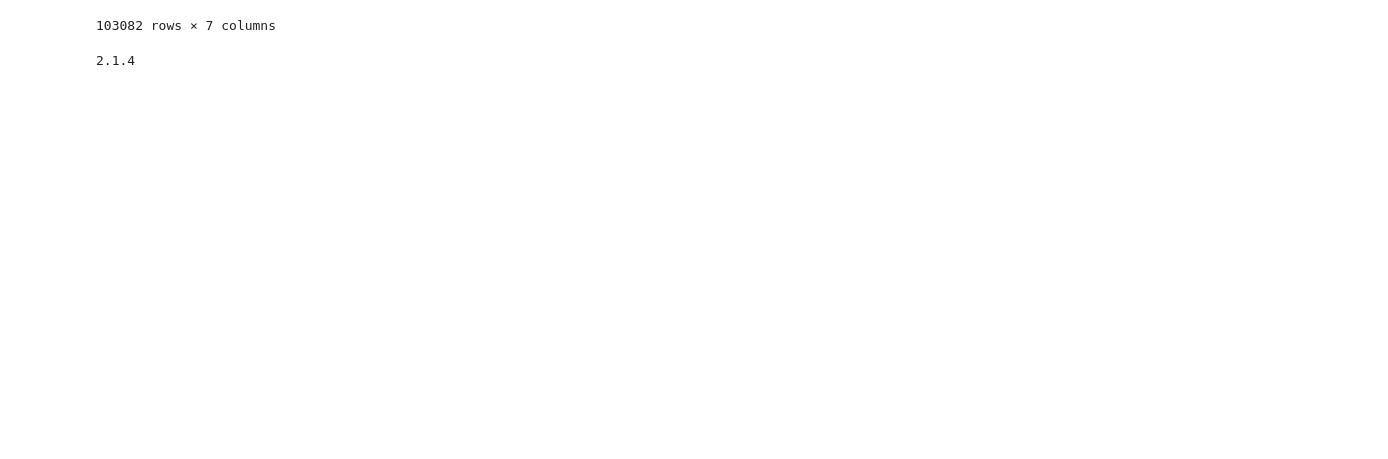
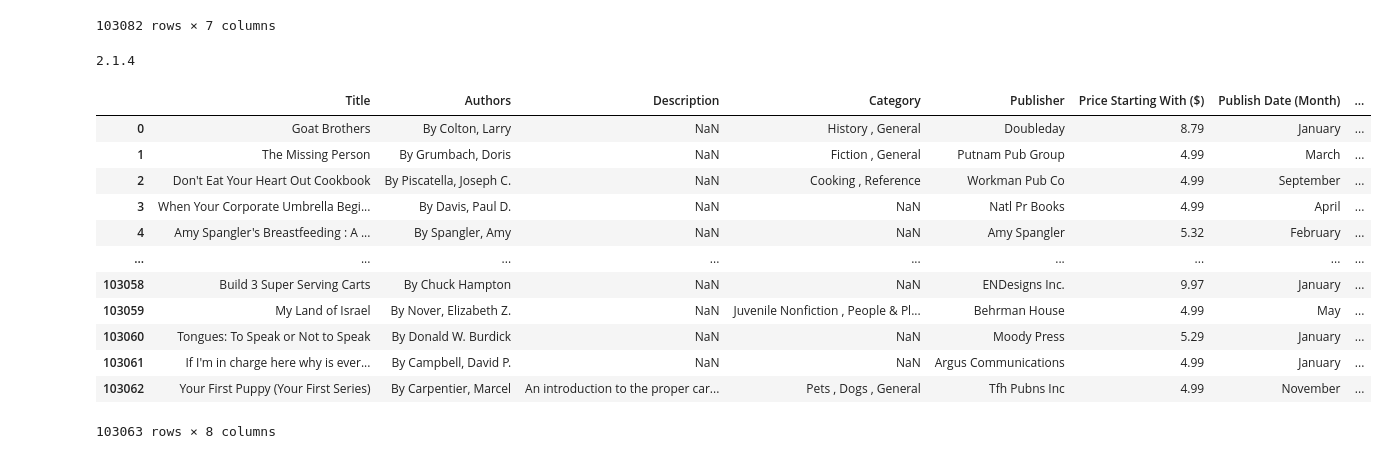
Before and after one commit to RishiKumar156/jupyter_noteBooks, a Jupyter notebook: Pandas_excel.ipynb, the cells around one changed output. Cells and saved outputs as stored; diff of their text form; code cells hidden in the pictures; blank space fills up the shorter version.

```diff
--- a/Pandas_excel.ipynb
+++ b/Pandas_excel.ipynb
@@ -138,3 +142,22 @@ import pandas as pd
 print(pd.__version__)
 # %% [output]
 2.1.4
+# %%
+#search inside the cleaned data sets
+import pandas as pd
+df = pd.read_csv('BooksDatasetClean.csv')
+df
+# %% [output]
+|  | Title | Authors | Description | Category | Publisher | Price Starting With ($) | Publish Date (Month) | ... |
+| 0 | Goat Brothers | By Colton, Larry | NaN | History , General | Doubleday | 8.79 | January | ... |
+| 1 | The Missing Person | By Grumbach, Doris | NaN | Fiction , General | Putnam Pub Group | 4.99 | March | ... |
+| 2 | Don't Eat Your Heart Out Cookbook | By Piscatella, Joseph C. | NaN | Cooking , Reference | Workman Pub Co | 4.99 | September | ... |
+| 3 | When Your Corporate Umbrella Begi... | By Davis, Paul D. | NaN | NaN | Natl Pr Books | 4.99 | April | ... |
+| 4 | Amy Spangler's Breastfeeding : A ... | By Spangler, Amy | NaN | NaN | Amy Spangler | 5.32 | February | ... |
+| ... | ... | ... | ... | ... | ... | ... | ... | ... |
+| 103058 | Build 3 Super Serving Carts | By Chuck Hampton | NaN | NaN | ENDesigns Inc. | 9.97 | January | ... |
+| 103059 | My Land of Israel | By Nover, Elizabeth Z. | NaN | Juvenile Nonfiction , People & Pl... | Behrman House | 4.99 | May | ... |
+| 103060 | Tongues: To Speak or Not to Speak | By Donald W. Burdick | NaN | NaN | Moody Press | 5.29 | January | ... |
+| 103061 | If I'm in charge here why is ever... | By Campbell, David P. | NaN | NaN | Argus Communications | 4.99 | January | ... |
+| 103062 | Your First Puppy (Your First Series) | By Carpentier, Marcel | An introduction to the proper car... | Pets , Dogs , General | Tfh Pubns Inc | 4.99 | November | ... |
+103063 rows × 8 columns
```
Also changed, not shown: parts of 1 cell of this notebook.
